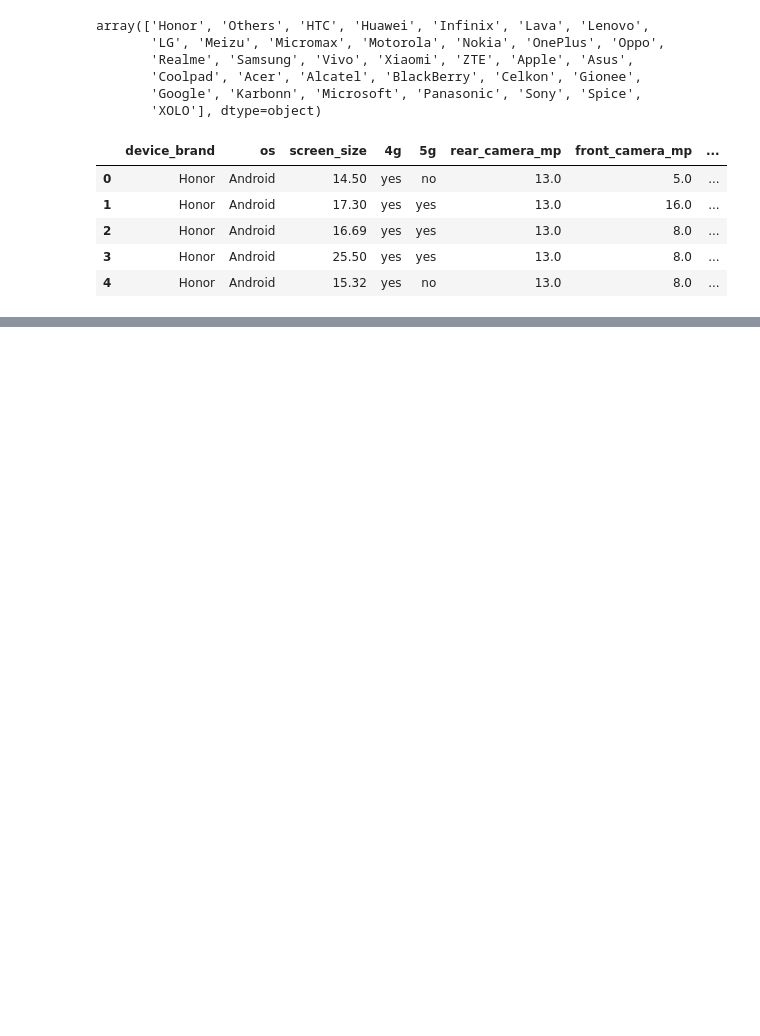
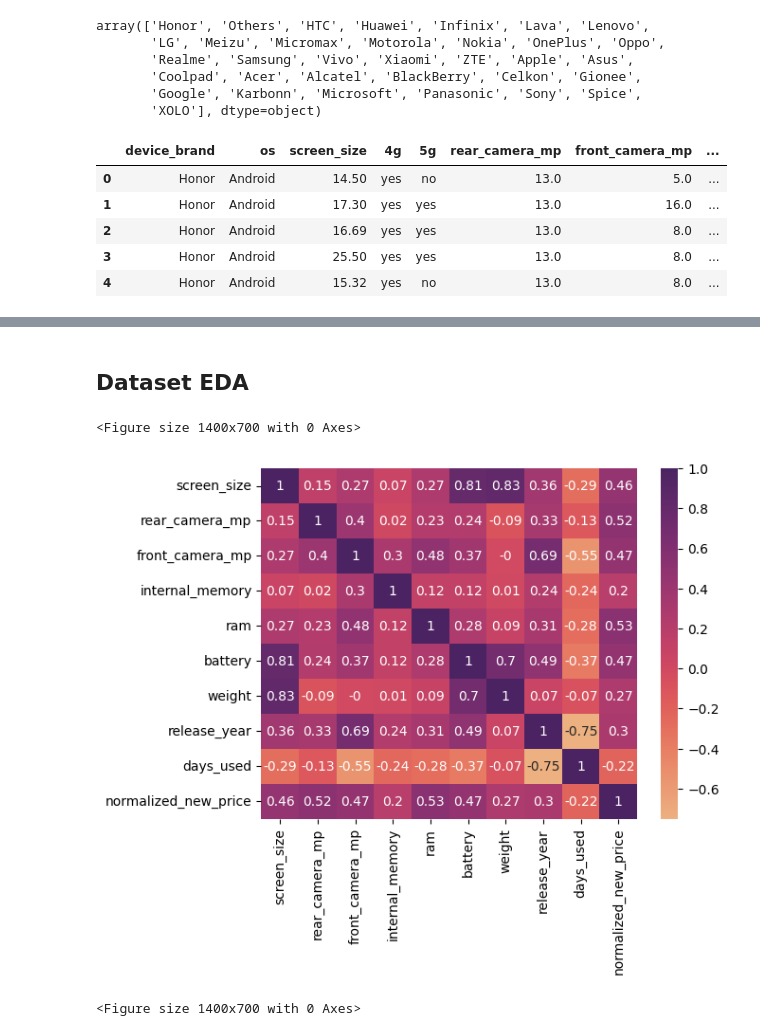
Before and after one commit to JackWang0318/ECE143_Team3_proj, a Jupyter notebook: Dataset_EDA.ipynb, the cells around one changed output, grey strips where cells are left out. Saved outputs shown, nothing was run; the diff lists cells and outputs as text; code cells hidden in the pictures; blank space fills up the shorter version.

Commit message:
Dataset EDA and Vis TBD

```diff
--- a/Dataset_EDA.ipynb
+++ b/Dataset_EDA.ipynb
@@ -132,0 +134,8 @@ raw_dataset.head(5)
+# %%
+df = raw_dataset.copy()
+df['rear_camera_mp']=df['rear_camera_mp'].fillna(df['rear_camera_mp'].mean())
+df['front_camera_mp']=df['front_camera_mp'].fillna(df['front_camera_mp'].mean())
+df['internal_memory']=df['internal_memory'].fillna(df['internal_memory'].mean())
+df['ram']=df['ram'].fillna(df['ram'].mean())
+df['battery']=df['battery'].fillna(df['battery'].mean())
+df['weight']=df['weight'].fillna(df['weight'].mean())
@@ -132,0 +163,6 @@ raw_dataset.head(5)
+# %%
+vis_df = df.copy()
+# %%
+vis_df = vis_df.drop(['normalized_used_price'], axis = 1)
+vis_df = vis_df.drop(['device_brand'], axis = 1)
+vis_df = vis_df.drop(['os','4g','5g'], axis = 1)
@@ -132,0 +178,2 @@ raw_dataset.head(5)
+# %% [markdown]
+## Dataset EDA
@@ -132,0 +185,8 @@ raw_dataset.head(5)
+# %%
+correlation = vis_df.corr().round(2)
+sns.heatmap(correlation, annot = True, cmap = 'flare')
+plt.figure(figsize = (14,7))
+# %% [output]
+<Figure size 1400x700 with 0 Axes>
+[figure, added]
+<Figure size 1400x700 with 0 Axes>
```
Also changed, not shown: parts of 9 cells of this notebook.
